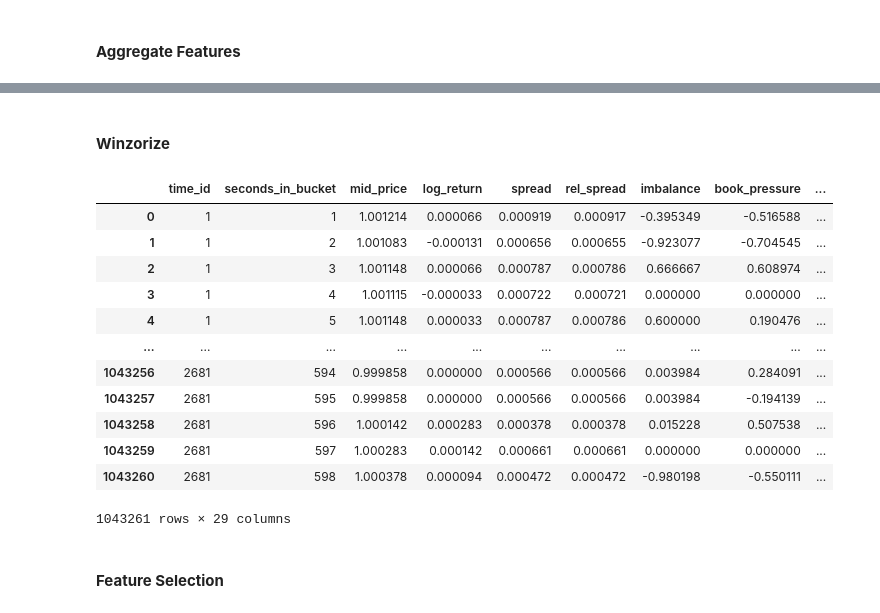
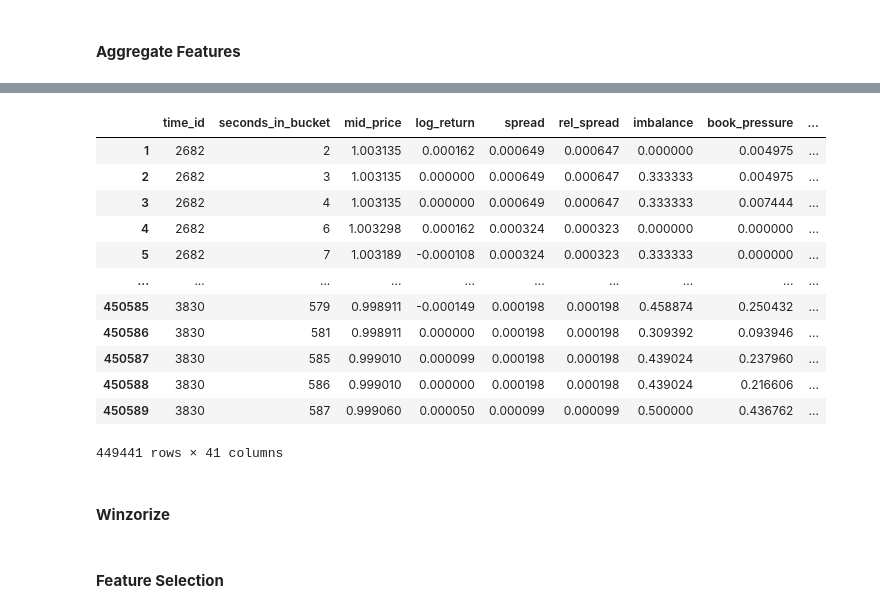
Before and after one commit to Ayush-Singh-31/Optiver-07, a Jupyter notebook: EDA.ipynb, the cells around one changed output, grey strips where cells are left out. Saved outputs shown, nothing was run; the diff lists cells and outputs as text; code cells hidden in the pictures.

```diff
--- a/EDA.ipynb
+++ b/EDA.ipynb
@@ -458,7 +460,7 @@ def pre_clean(df_clean: pd.DataFrame) -> pd.DataFrame:
     ]
 
     def _filter_time(group):
-        group = group.drop_duplicates(subset='seconds_in_bucket')
+        group = group.sort_values('seconds_in_bucket').groupby('seconds_in_bucket').tail(1) #drop_duplicates(subset='seconds_in_bucket')
         diffs = group['seconds_in_bucket'].diff().fillna(0)
         return group.loc[diffs >= 0]
 
@@ -641,5 +674,8 @@ feats_train = compute_lob_features(train_df, delta_list=[1,5,10,20,30,50], ema_s
+# %%
+feats_test = compute_lob_features(test_df, delta_list=[1,5,10,20,30,50], ema_spans=[10,30,60,120])
 # %%
 train_df_feats = feats_train[1].dropna()
+test_df_feats = feats_test[1].dropna()
 # %%
 train_df_feats
 # %% [output]
@@ -659,2 +695,18 @@ train_df_feats
+# %%
+test_df_feats
+# %% [output]
+|  | time_id | seconds_in_bucket | mid_price | log_return | spread | rel_spread | imbalance | book_pressure | ... |
+| 1 | 2682 | 2 | 1.003135 | 0.000162 | 0.000649 | 0.000647 | 0.000000 | 0.004975 | ... |
+| 2 | 2682 | 3 | 1.003135 | 0.000000 | 0.000649 | 0.000647 | 0.333333 | 0.004975 | ... |
+| 3 | 2682 | 4 | 1.003135 | 0.000000 | 0.000649 | 0.000647 | 0.333333 | 0.007444 | ... |
+| 4 | 2682 | 6 | 1.003298 | 0.000162 | 0.000324 | 0.000323 | 0.000000 | 0.000000 | ... |
+| 5 | 2682 | 7 | 1.003189 | -0.000108 | 0.000324 | 0.000323 | 0.333333 | 0.000000 | ... |
+| ... | ... | ... | ... | ... | ... | ... | ... | ... | ... |
+| 450585 | 3830 | 579 | 0.998911 | -0.000149 | 0.000198 | 0.000198 | 0.458874 | 0.250432 | ... |
+| 450586 | 3830 | 581 | 0.998911 | 0.000000 | 0.000198 | 0.000198 | 0.309392 | 0.093946 | ... |
+| 450587 | 3830 | 585 | 0.999010 | 0.000099 | 0.000198 | 0.000198 | 0.439024 | 0.237960 | ... |
+| 450588 | 3830 | 586 | 0.999010 | 0.000000 | 0.000198 | 0.000198 | 0.439024 | 0.216606 | ... |
+| 450589 | 3830 | 587 | 0.999060 | 0.000050 | 0.000099 | 0.000099 | 0.500000 | 0.436762 | ... |
+449441 rows × 41 columns
 # %% [markdown]
 #### **Winzorize**
@@ -681,19 +764,8 @@ train_df_feats_winz = winsorize_df(train_df_feats)
 # %%
-train_df_feats_winz
+wscaler = WinsorizeScaler(lower_q=0.02, upper_q=0.98)
+
+train_df_feats_winz = wscaler.fit_transform(train_df_feats)
+test_df_feats_winz = wscaler.transform(test_df_feats)
-# %% [output]
-|  | time_id | seconds_in_bucket | mid_price | log_return | spread | rel_spread | imbalance | book_pressure | ... |
-| 0 | 1 | 1 | 1.001214 | 0.000066 | 0.000919 | 0.000917 | -0.395349 | -0.516588 | ... |
-| 1 | 1 | 2 | 1.001083 | -0.000131 | 0.000656 | 0.000655 | -0.923077 | -0.704545 | ... |
-| 2 | 1 | 3 | 1.001148 | 0.000066 | 0.000787 | 0.000786 | 0.666667 | 0.608974 | ... |
-| 3 | 1 | 4 | 1.001115 | -0.000033 | 0.000722 | 0.000721 | 0.000000 | 0.000000 | ... |
-| 4 | 1 | 5 | 1.001148 | 0.000033 | 0.000787 | 0.000786 | 0.600000 | 0.190476 | ... |
-| ... | ... | ... | ... | ... | ... | ... | ... | ... | ... |
-| 1043256 | 2681 | 594 | 0.999858 | 0.000000 | 0.000566 | 0.000566 | 0.003984 | 0.284091 | ... |
-| 1043257 | 2681 | 595 | 0.999858 | 0.000000 | 0.000566 | 0.000566 | 0.003984 | -0.194139 | ... |
-| 1043258 | 2681 | 596 | 1.000142 | 0.000283 | 0.000378 | 0.000378 | 0.015228 | 0.507538 | ... |
-| 1043259 | 2681 | 597 | 1.000283 | 0.000142 | 0.000661 | 0.000661 | 0.000000 | 0.000000 | ... |
-| 1043260 | 2681 | 598 | 1.000378 | 0.000094 | 0.000472 | 0.000472 | -0.980198 | -0.550111 | ... |
-1043261 rows × 29 columns
 # %% [markdown]
 #### **Feature Selection**
 # %%
```
Also changed, not shown: parts of 19 cells of this notebook.
